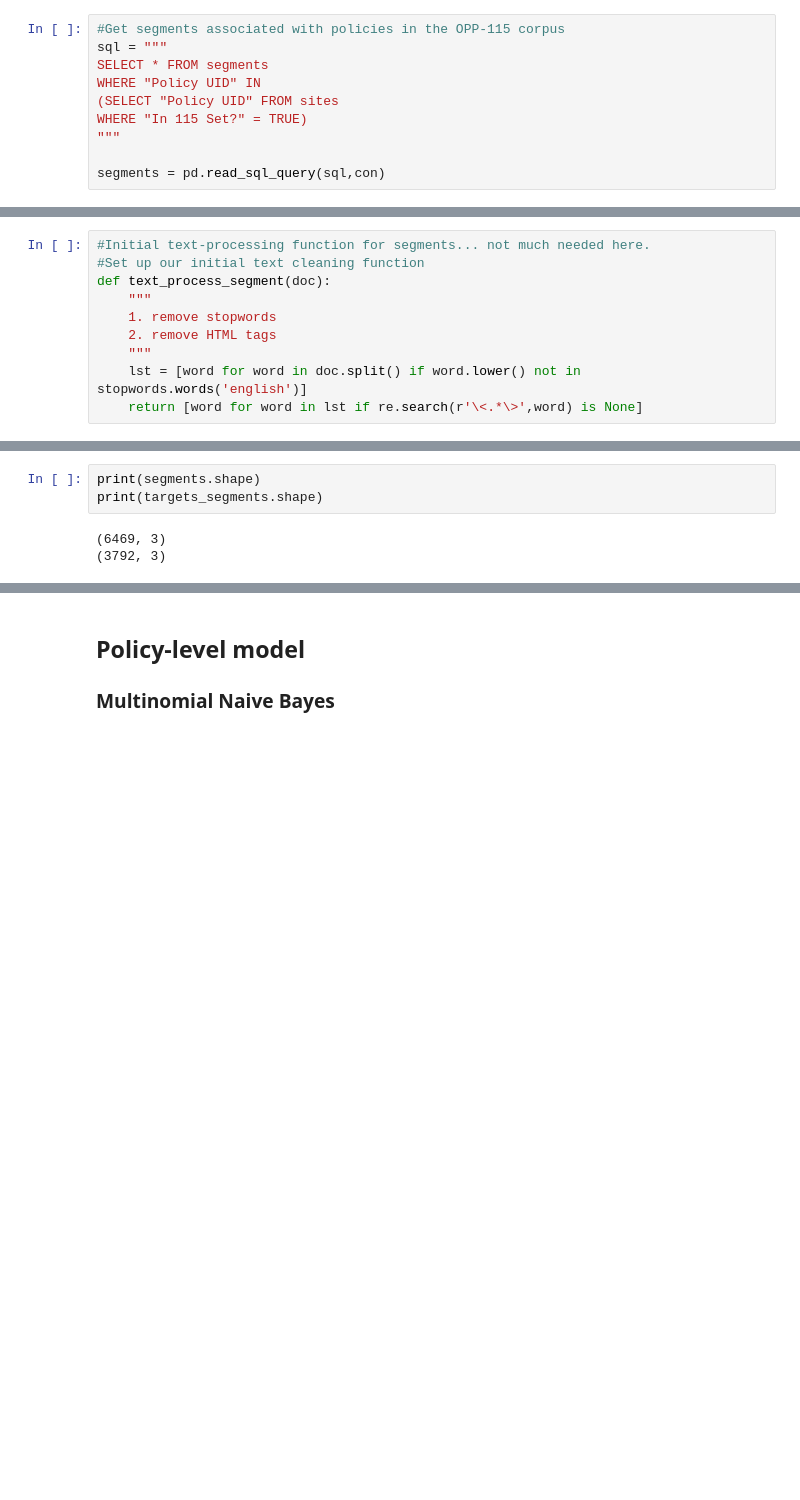
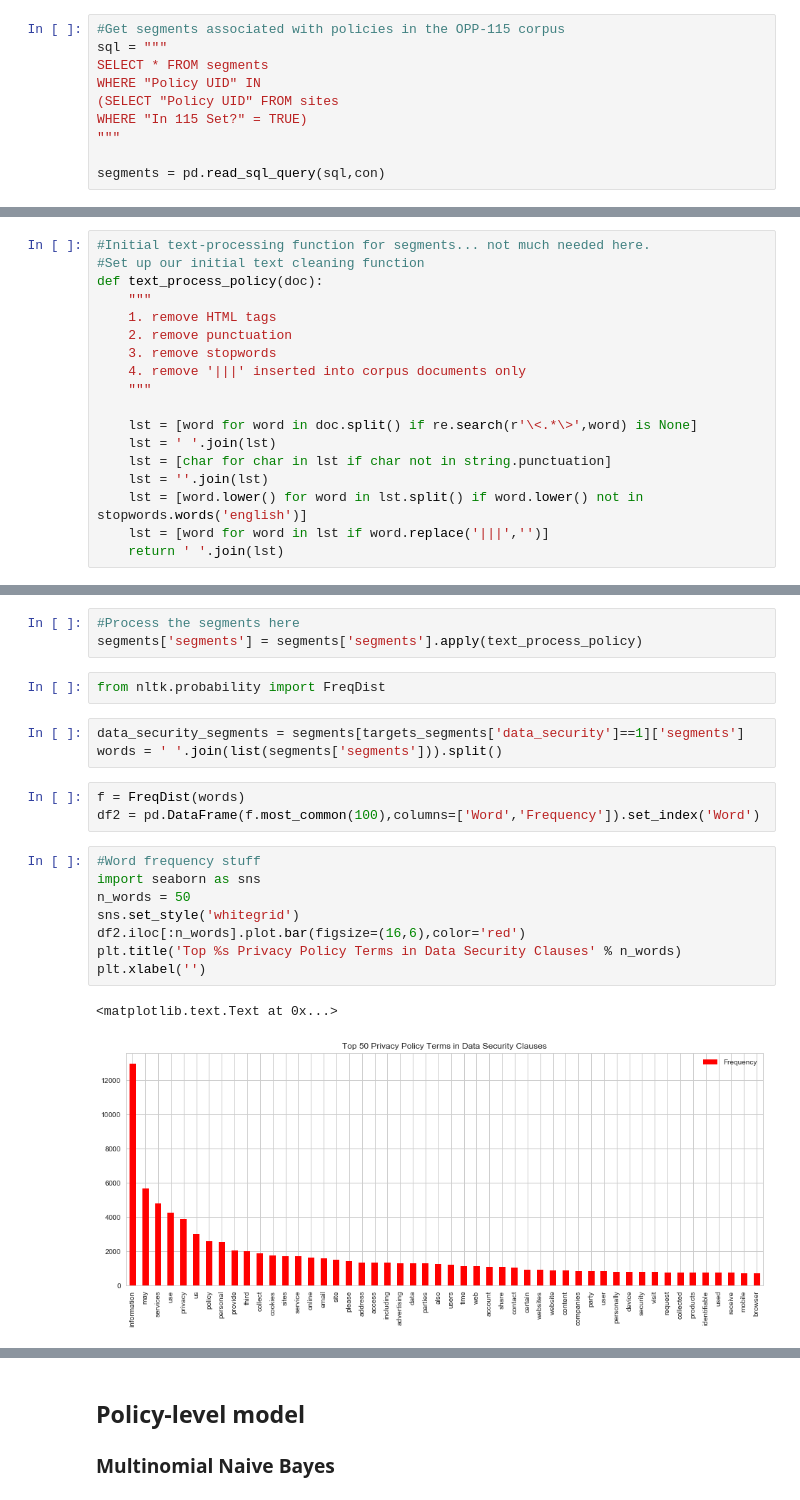
Before and after one commit to pmayostendorp/beforeiaccept, a Jupyter notebook: scripts/Data Encryption Model Development.ipynb, the cells around one changed output, grey strips where cells are left out. Cells and saved outputs as stored; diff of their text form; blank space fills up the shorter version.

Commit message:
Variety of improvements to metrics, cross-validation, ROC curve development.

```diff
--- a/scripts/Data Encryption Model Development.ipynb
+++ b/scripts/Data Encryption Model Development.ipynb
@@ -102,10 +119,18 @@ segments.head()
 # %%
 #Initial text-processing function for segments... not much needed here.
 #Set up our initial text cleaning function
-def text_process_segment(doc):
+def text_process_policy(doc):
     """
-    1. remove stopwords
-    2. remove HTML tags
+    1. remove HTML tags
+    2. remove punctuation
+    3. remove stopwords
+    4. remove '|||' inserted into corpus documents only
     """
-    lst = [word for word in doc.split() if word.lower() not in stopwords.words('english')]
-    return [word for word in lst if re.search(r'\<.*\>',word) is None]
+
+    lst = [word for word in doc.split() if re.search(r'\<.*\>',word) is None]
+    lst = ' '.join(lst)
+    lst = [char for char in lst if char not in string.punctuation]
+    lst = ''.join(lst)
+    lst = [word.lower() for word in lst.split() if word.lower() not in stopwords.words('english')]
+    lst = [word for word in lst if word.replace('|||','')]
+    return ' '.join(lst)
@@ -120,9 +137,25 @@ data_encryption_NB_segment = Pipeline([
-# %%
-print(segments.shape)
-print(targets_segments.shape)
-# %% [output]
-(6469, 3)
-(3792, 3)
+# %%
+#Process the segments here
+segments['segments'] = segments['segments'].apply(text_process_policy)
+# %%
+from nltk.probability import FreqDist
+# %%
+data_security_segments = segments[targets_segments['data_security']==1]['segments']
+words = ' '.join(list(segments['segments'])).split()
+# %%
+f = FreqDist(words)
+df2 = pd.DataFrame(f.most_common(100),columns=['Word','Frequency']).set_index('Word')
+# %%
+#Word frequency stuff
+import seaborn as sns
+n_words = 50
+sns.set_style('whitegrid')
+df2.iloc[:n_words].plot.bar(figsize=(16,6),color='red')
+plt.title('Top %s Privacy Policy Terms in Data Security Clauses' % n_words)
+plt.xlabel('')
+# %% [output]
+<matplotlib.text.Text at 0x...>
+[figure, added]
 # %%
 #Split data using 30%/70% split, random seed is my birthday
 segments_train, segments_test, targets_train, targets_test = train_test_split(segments['segments'],
```
Also changed, not shown: parts of 48 cells of this notebook.
